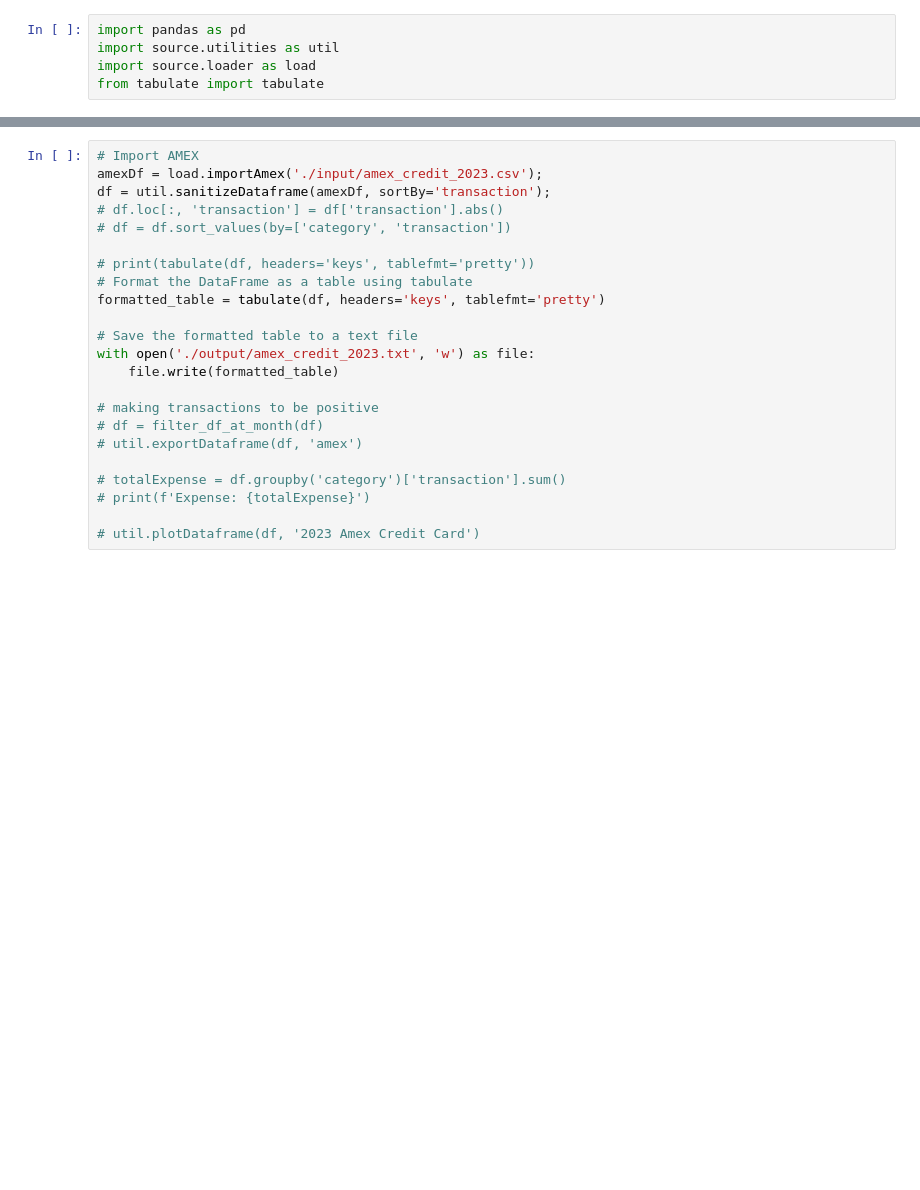
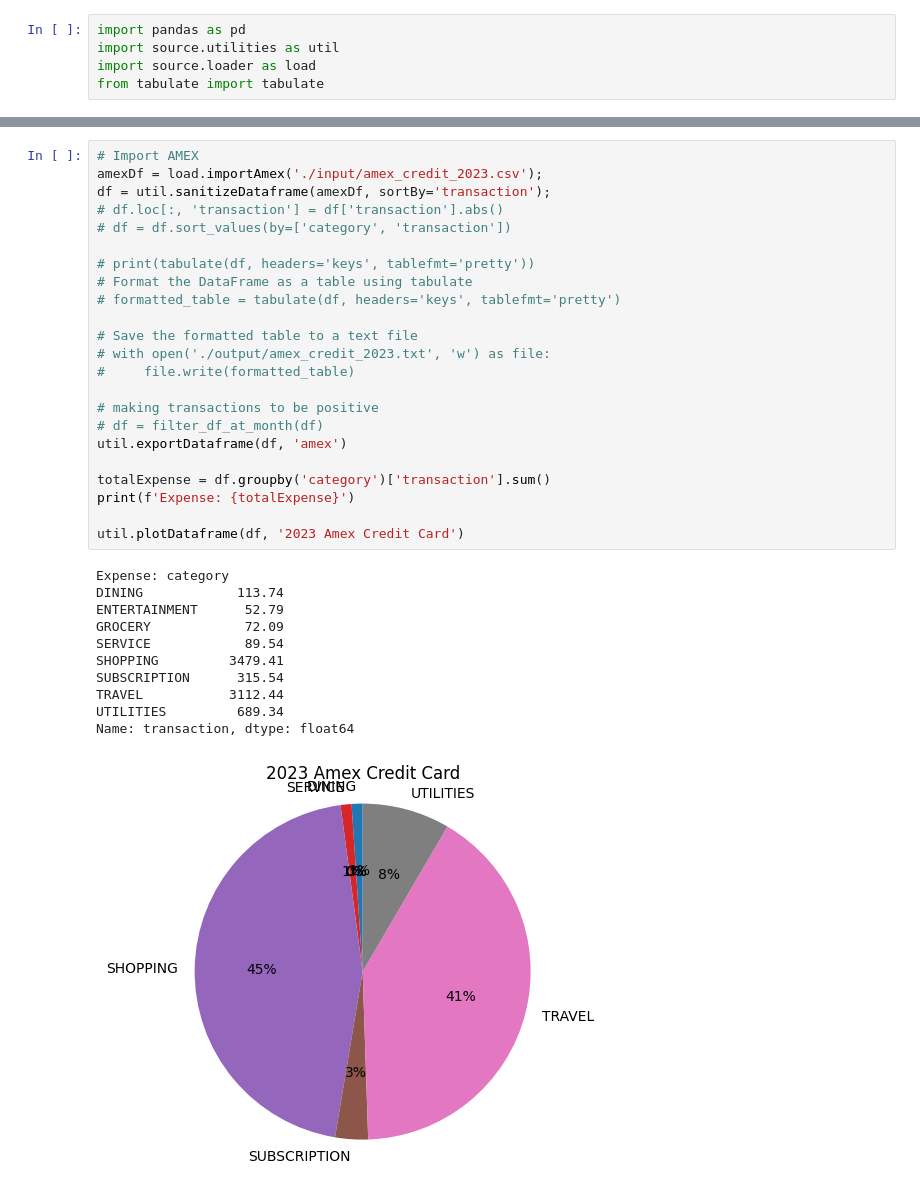
Before and after one commit to lonelytango/swiss-finance, a Jupyter notebook: analyzer.ipynb, the cells around one changed output, grey strips where cells are left out. Cells and saved outputs as stored; diff of their text form; blank space fills up the shorter version.

```diff
--- a/analyzer.ipynb
+++ b/analyzer.ipynb
@@ -72,26 +106,38 @@ Name: transaction, dtype: float64
 # %%
 # Import AMEX
 amexDf = load.importAmex('./input/amex_credit_2023.csv');
 df = util.sanitizeDataframe(amexDf, sortBy='transaction');
 # df.loc[:, 'transaction'] = df['transaction'].abs()
 # df = df.sort_values(by=['category', 'transaction'])
 
 # print(tabulate(df, headers='keys', tablefmt='pretty'))
 # Format the DataFrame as a table using tabulate
-formatted_table = tabulate(df, headers='keys', tablefmt='pretty')
+# formatted_table = tabulate(df, headers='keys', tablefmt='pretty')
 
 # Save the formatted table to a text file
-with open('./output/amex_credit_2023.txt', 'w') as file:
-    file.write(formatted_table)
+# with open('./output/amex_credit_2023.txt', 'w') as file:
+#     file.write(formatted_table)
 
 # making transactions to be positive
 # df = filter_df_at_month(df)
-# util.exportDataframe(df, 'amex')
+util.exportDataframe(df, 'amex')
 
-# totalExpense = df.groupby('category')['transaction'].sum()
-# print(f'Expense: {totalExpense}')
+totalExpense = df.groupby('category')['transaction'].sum()
+print(f'Expense: {totalExpense}')
 
-# util.plotDataframe(df, '2023 Amex Credit Card')
+util.plotDataframe(df, '2023 Amex Credit Card')
+# %% [output]
+Expense: category
+DINING            113.74
+ENTERTAINMENT      52.79
+GROCERY            72.09
+SERVICE            89.54
+SHOPPING         3479.41
+SUBSCRIPTION      315.54
+TRAVEL           3112.44
+UTILITIES         689.34
+Name: transaction, dtype: float64
+[figure, added]
 # %%
 # Import Wells Fargo
 wfDf = load.importWF('./input/wf_credit_2023.csv');
```
Also changed, not shown: parts of 4 cells of this notebook, 14 other files.
